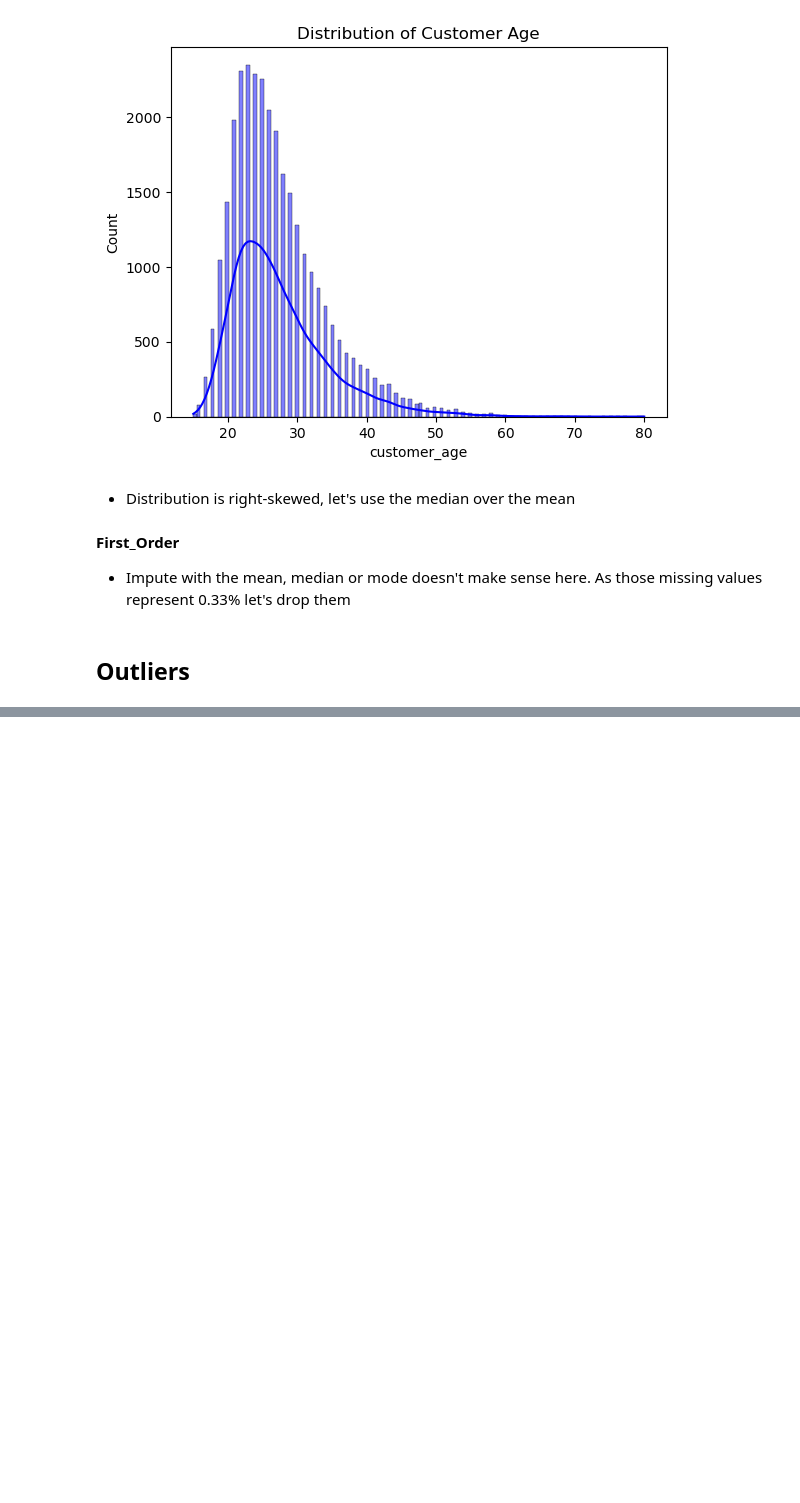
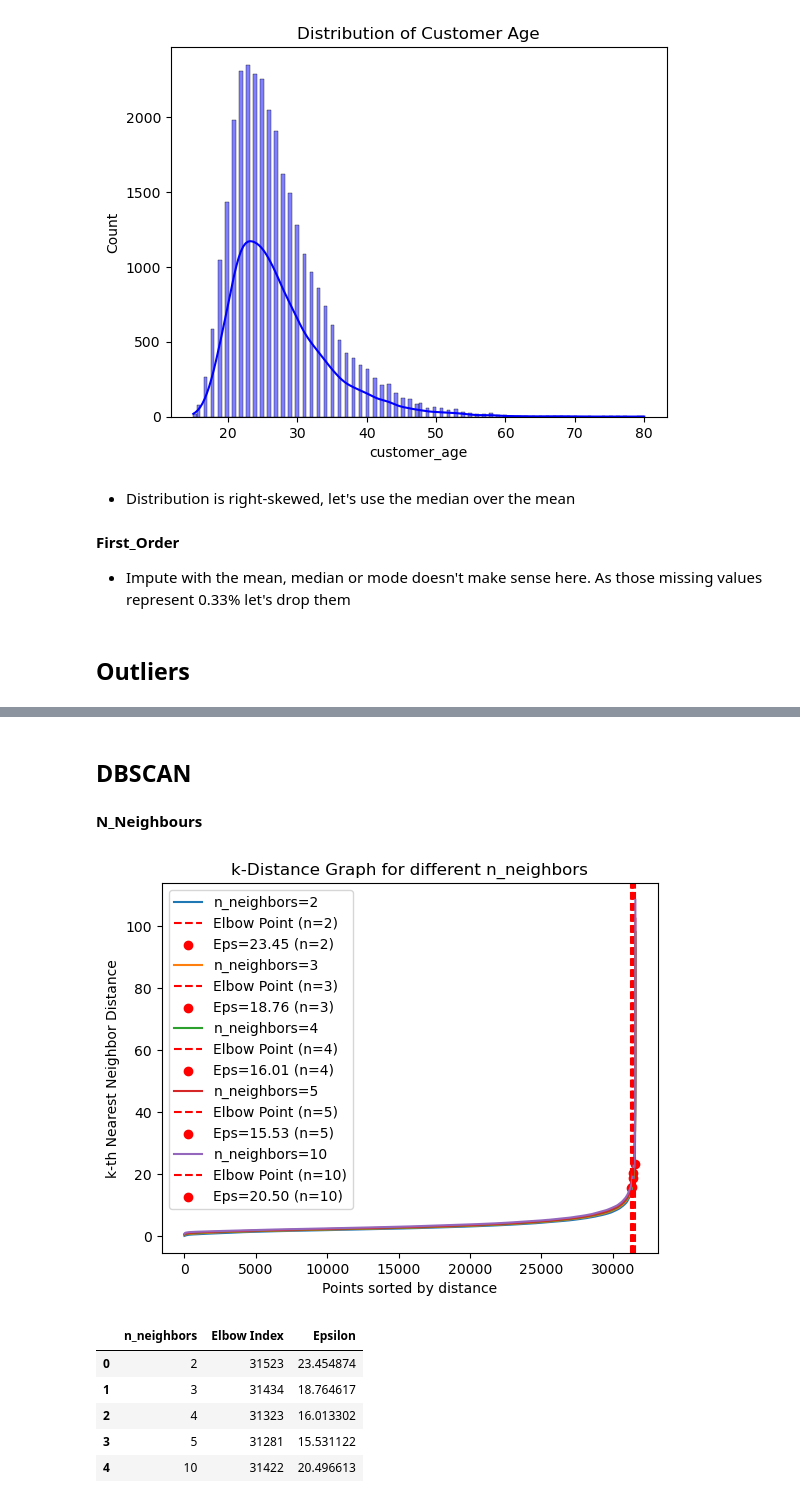
Before and after one commit to nunonuness/DM, a Jupyter notebook: 2. PreProcessing.ipynb, the cells around one changed output, grey strips where cells are left out. Saved outputs shown, nothing was run; the diff lists cells and outputs as text; code cells hidden in the pictures; blank space fills up the shorter version.

```diff
--- a/2. PreProcessing.ipynb
+++ b/2. PreProcessing.ipynb
@@ -142,8 +165,2 @@ metric_features = df_customers.select_dtypes(include=[np.number]).columns
 scaler = StandardScaler()
 data_scaled = scaler.fit_transform(df_customers[metric_features])
-# %%
-# Using DBScan for Outlier detection:
-
-neigh = NearestNeighbors(n_neighbors=2)
-nbrs = neigh.fit(data_scaled)
-distances, indices = nbrs.kneighbors(data_scaled)
@@ -163,10 +166,0 @@ plt.show()
-# %%
-# distances would be your sorted distance values
-kneedle = KneeLocator(range(len(distances)), distances, S=1.0, curve='convex', direction='increasing')
-
-# The elbow point:
-elbow_point = kneedle.elbow
-print("The elbow point is:", elbow_point)
-
-epsilon = distances[kneedle.elbow]
-print("The epsilon value at the elbow point is:", epsilon)
@@ -207,4 +166,0 @@ min_samples: 189, Silhouette Score: 0.769768709041672
-# %%
-epsilon = 17.6778753865531
-
-min_points = len(metric_features) + 1 # by convention the min_points has to be at least the nr of metric features plus 1. Indeed 59 + 1 was the one providing the highest silhouette score according to the above output
@@ -230,0 +167,60 @@ array([[-1.66526122,  0.92151988,  0.31625374, ...,  0.37878944,
+# %% [markdown]
+## DBSCAN
+# %% [markdown]
+**N_Neighbours**
+# %%
+# List of n_neighbors to test
+n_neighbors_list = [2, 3, 4, 5, 10]
+
+# Initialize empty lists to store results
+elbow_indices = []
+epsilons = []
+
+# Perform calculations for each n_neighbors
+for n_neighbors in n_neighbors_list:
+    neigh = NearestNeighbors(n_neighbors=n_neighbors)
+    nbrs = neigh.fit(data_scaled)
+    distances, _ = nbrs.kneighbors(data_scaled)
+    distances = np.sort(distances[:, n_neighbors - 1], axis=0)
+
+    # Use KneeLocator to find the elbow point
+    kneedle = KneeLocator(range(len(distances)), distances, curve='convex', direction='increasing')
+
+    # Get the elbow point and epsilon
+    elbow_index = kneedle.elbow
+    epsilon = distances[elbow_index]
+
+    # Store the results
+    elbow_indices.append(elbow_index)
+    epsilons.append(epsilon)
+
+    # Optional: Highlight the elbow point on the graph for each n_neighbors
+    plt.plot(distances, label=f'n_neighbors={n_neighbors}')
+    plt.axvline(x=elbow_index, color='r', linestyle='--', label=f'Elbow Point (n={n_neighbors})')
+    plt.scatter(elbow_index, epsilon, color='red', label=f'Eps={epsilon:.2f} (n={n_neighbors})')
+
+# Create a DataFrame to store the results
+df_results = pd.DataFrame({
+    'n_neighbors': n_neighbors_list,
+    'Elbow Index': elbow_indices,
+    'Epsilon': epsilons
+})
+
+
+# Customize the graph
+plt.xlabel('Points sorted by distance')
+plt.ylabel('k-th Nearest Neighbor Distance')
+plt.title('k-Distance Graph for different n_neighbors')
+plt.legend()
+plt.show()
+
+# Display the table
+df_results
+# %% [output]
+[figure, added]
+|  | n_neighbors | Elbow Index | Epsilon |
+| 0 | 2 | 31523 | 23.454874 |
+| 1 | 3 | 31434 | 18.764617 |
+| 2 | 4 | 31323 | 16.013302 |
+| 3 | 5 | 31281 | 15.531122 |
+| 4 | 10 | 31422 | 20.496613 |
```
Also changed, not shown: parts of 22 cells of this notebook, 1 other file.
